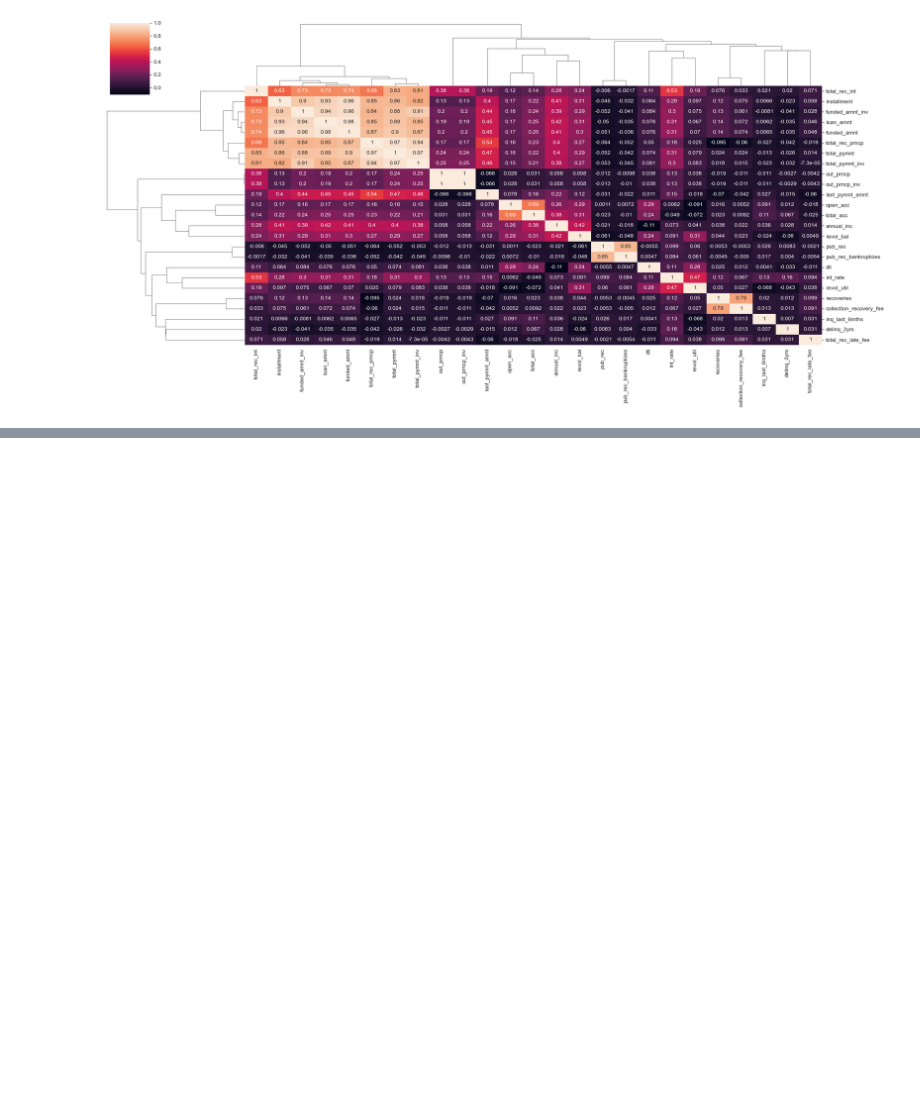
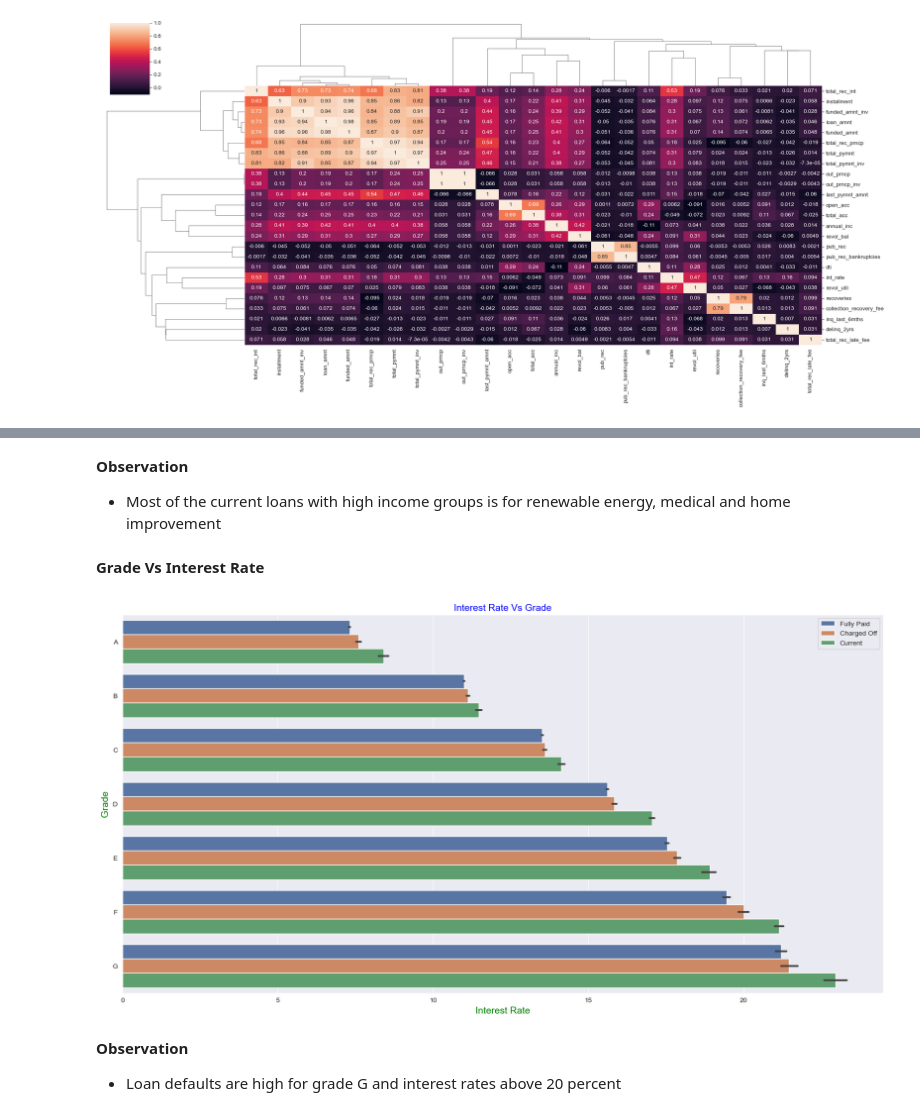
Before and after one commit to vivekbabu/LendingClubCaseStudy, a Jupyter notebook: Group_Facilitator_Name.ipynb, the cells around one changed output, grey strips where cells are left out. Cells and saved outputs as stored; diff of their text form; code cells hidden in the pictures; blank space fills up the shorter version.

```diff
--- a/Group_Facilitator_Name.ipynb
+++ b/Group_Facilitator_Name.ipynb
@@ -579,0 +595,18 @@ plt.show()
+# %% [markdown]
+**Observation**
+- Most of the current loans with high income groups is for renewable energy, medical and home improvement
+# %% [markdown]
+**Grade Vs Interest Rate**
+# %%
+plt.figure(figsize=(20,10))
+ax = sns.barplot(data =loan_df,x='int_rate', y='grade', hue ='loan_status',palette="deep", order=['A','B','C','D','E','F','G'])
+ax.set_title('Interest Rate Vs Grade',fontsize=14,color='b')
+ax.set_xlabel('Interest Rate',fontsize=14,color = 'g')
+ax.set_ylabel('Grade',fontsize=14,color = 'g')
+ax.legend(bbox_to_anchor=(1, 1))
+plt.show()
+# %% [output]
+[figure, added]
+# %% [markdown]
+**Observation**
+- Loan defaults are high for grade G and interest rates above 20 percent
```
Also changed, not shown: parts of 37 cells of this notebook, 1 other file.
